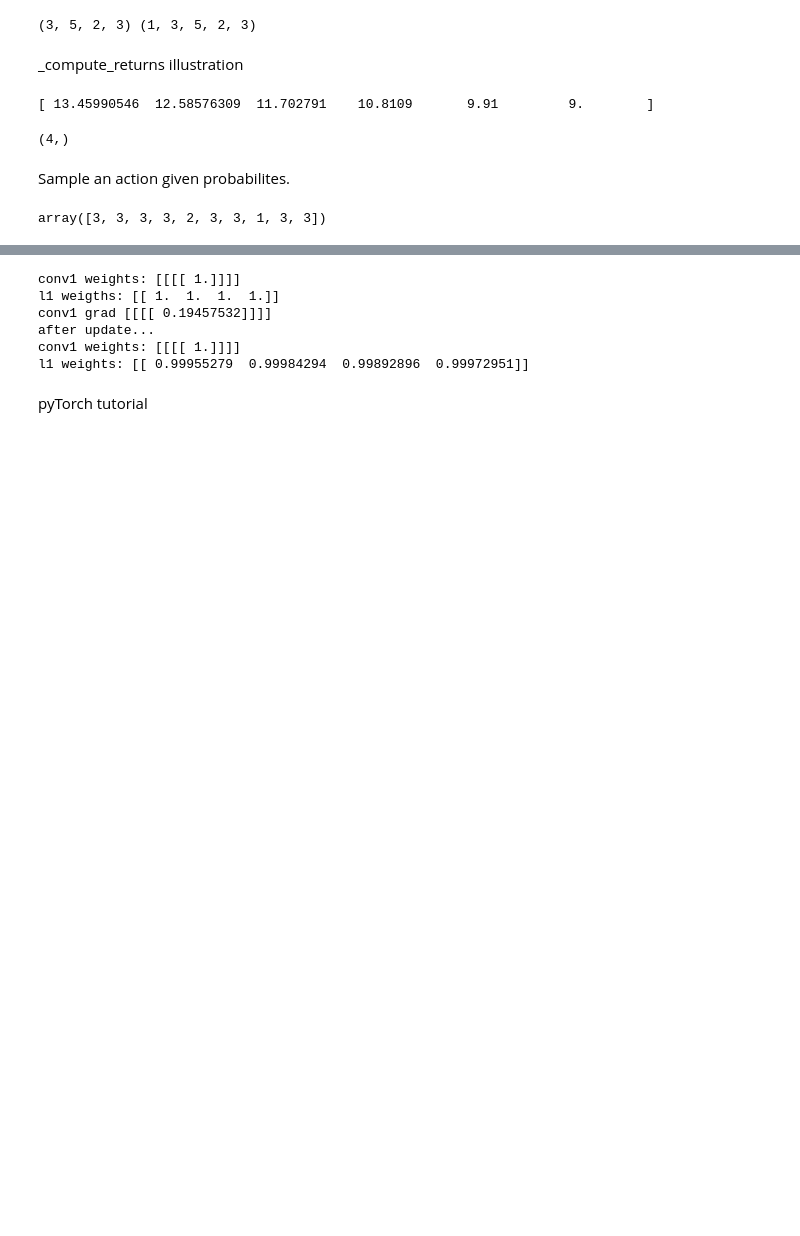
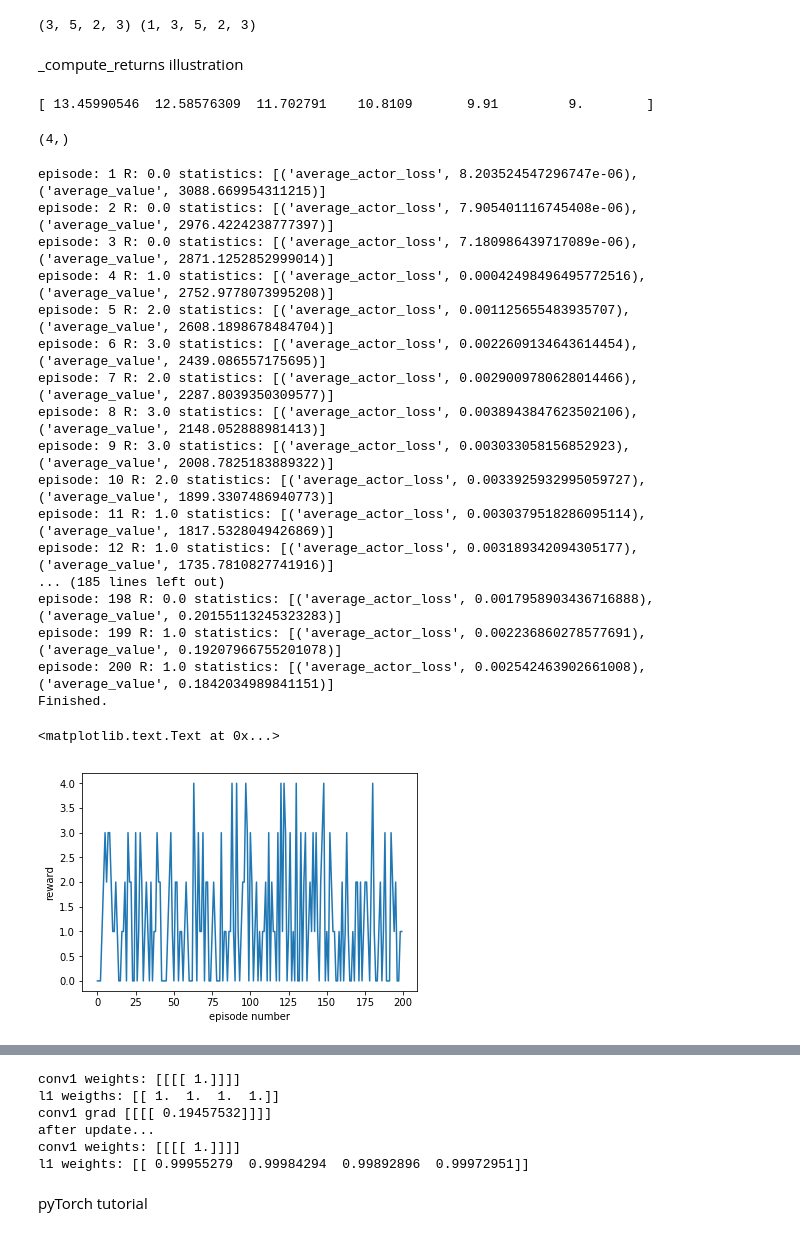
Before and after one commit to kgalias/FV4A2C, a Jupyter notebook: agenty.ipynb, the cells around one changed output, grey strips where cells are left out. Cells and saved outputs as stored; diff of their text form; code cells hidden in the pictures; blank space fills up the shorter version.

```diff
--- a/agenty.ipynb
+++ b/agenty.ipynb
@@ -267,9 +319,60 @@ class A2CAgent(object):
-# %% [markdown]
-Sample an action given probabilites.
-# %%
-n_actions = 4
-probs = [0.1, 0.2, 0.3, 0.4]
-
-np.random.choice(4, 10, p=probs)
-# %% [output]
-array([3, 3, 3, 3, 2, 3, 3, 1, 3, 3])
+# %%
+env = gym.make('Breakout-v0')
+obs_size = env.observation_space.low.size
+n_actions = env.action_space.n
+n_steps = 5
+n_episodes = 200
+
+model = ActorCritic(shared_model=MLP(obs_size), n_actions=n_actions)
+optimizer = chainer.optimizers.RMSprop()
+optimizer.setup(model)
+
+frame_preprocessor = lambda x: (x.astype(np.float32) / 255).reshape((-1,) + x.shape)
+agent = A2CAgent(model=model, optimizer=optimizer, gamma=0.99, n_steps=n_steps, phi=frame_preprocessor)
+
+rewards_per_episode = []
+for i in range(1, n_episodes + 1):
+    obs = env.reset()
+    reward = 0
+    done = False
+    R = 0  # return (sum of rewards)
+    t = 0  # time step
+    while not done:
+        # Uncomment to watch the behaviour
+        # env.render()
+        action = agent.act_and_train(obs, reward, done)
+        obs, reward, done, _ = env.step(action)
+        R += reward
+        t += 1
+    rewards_per_episode.append(R)
+    #if i % 10 == 0:
+    print('episode:', i,
+          'R:', R,
+          'statistics:', agent.get_statistics()
+         )
+    agent.stop_episode_and_train(obs, reward, done)
+
+print('Finished.')
+plt.plot(rewards_per_episode)
+plt.xlabel("episode number")
+plt.ylabel("reward")
+# %% [output]
+episode: 1 R: 0.0 statistics: [('average_actor_loss', 8.203524547296747e-06), ('average_value', 3088.669954311215)]
+episode: 2 R: 0.0 statistics: [('average_actor_loss', 7.905401116745408e-06), ('average_value', 2976.4224238777397)]
+episode: 3 R: 0.0 statistics: [('average_actor_loss', 7.180986439717089e-06), ('average_value', 2871.1252852999014)]
+episode: 4 R: 1.0 statistics: [('average_actor_loss', 0.00042498496495772516), ('average_value', 2752.9778073995208)]
+episode: 5 R: 2.0 statistics: [('average_actor_loss', 0.001125655483935707), ('average_value', 2608.1898678484704)]
+episode: 6 R: 3.0 statistics: [('average_actor_loss', 0.0022609134643614454), ('average_value', 2439.086557175695)]
+episode: 7 R: 2.0 statistics: [('average_actor_loss', 0.0029009780628014466), ('average_value', 2287.8039350309577)]
+episode: 8 R: 3.0 statistics: [('average_actor_loss', 0.0038943847623502106), ('average_value', 2148.052888981413)]
+episode: 9 R: 3.0 statistics: [('average_actor_loss', 0.003033058156852923), ('average_value', 2008.7825183889322)]
+episode: 10 R: 2.0 statistics: [('average_actor_loss', 0.0033925932995059727), ('average_value', 1899.3307486940773)]
+episode: 11 R: 1.0 statistics: [('average_actor_loss', 0.0030379518286095114), ('average_value', 1817.5328049426869)]
+episode: 12 R: 1.0 statistics: [('average_actor_loss', 0.003189342094305177), ('average_value', 1735.7810827741916)]
+... (185 lines left out)
+episode: 198 R: 0.0 statistics: [('average_actor_loss', 0.0017958903436716888), ('average_value', 0.20155113245323283)]
+episode: 199 R: 1.0 statistics: [('average_actor_loss', 0.002236860278577691), ('average_value', 0.19207966755201078)]
+episode: 200 R: 1.0 statistics: [('average_actor_loss', 0.002542463902661008), ('average_value', 0.1842034989841151)]
+Finished.
+<matplotlib.text.Text at 0x...>
+[figure, added]
```
Also changed, not shown: parts of 20 cells of this notebook.
